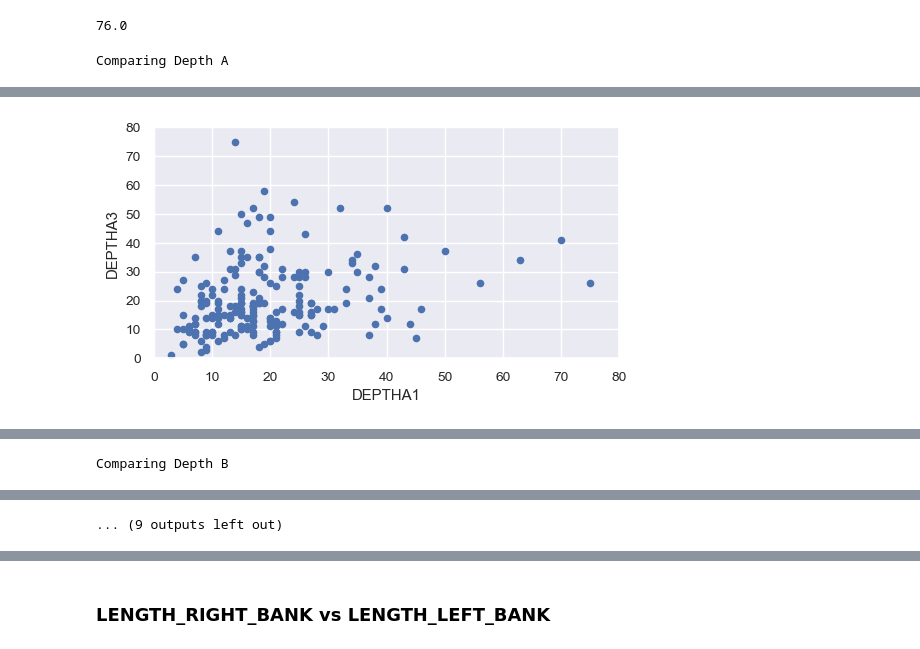
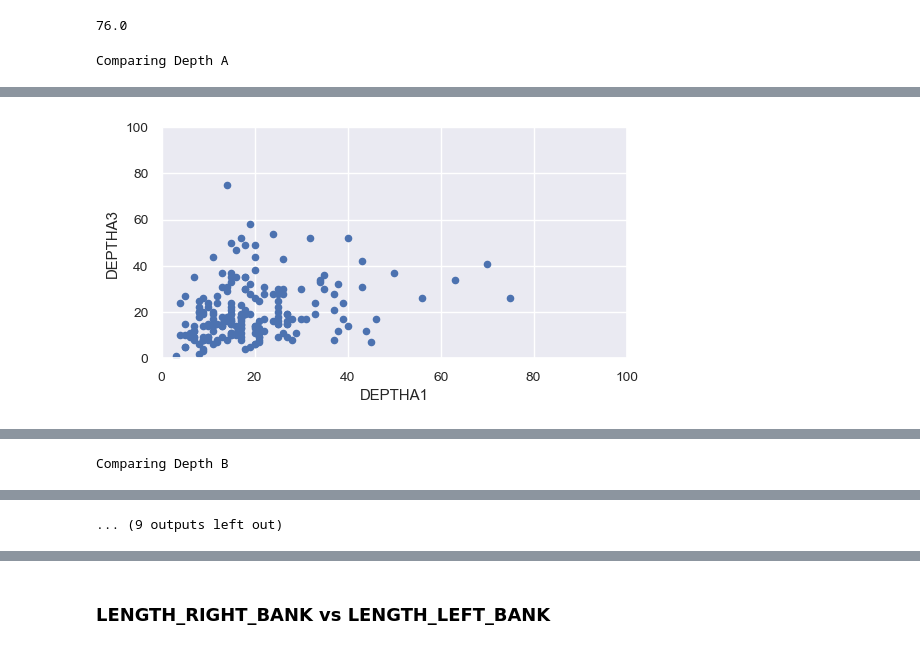
Before and after one commit to dfo-gulf-science/EFishing-EDA, a Jupyter notebook: E_Fishing_EDA_part2.ipynb, the cells around one changed output, grey strips where cells are left out. Saved outputs shown, nothing was run; the diff lists cells and outputs as text; code cells hidden in the pictures.

```diff
--- a/E_Fishing_EDA_part2.ipynb
+++ b/E_Fishing_EDA_part2.ipynb
@@ -648,6 +656,7 @@ df_gsite[depth_features].max().max()
 76.0
 # %%
 # depth L comparison
+limits = (0, df_gsite[features].max().max())
 for L in ['A', 'B', 'C']:
     print(f'\nComparing Depth {L}\n\n')
     features = [f'DEPTH{L}1', f'DEPTH{L}2', f'DEPTH{L}3', f'DEPTH{L}4']
@@ -661 +670 @@ Comparing Depth A
-[figure, old version]
+[figure, new version]
```
Also changed, not shown: parts of 26 cells of this notebook, 1 other file.
